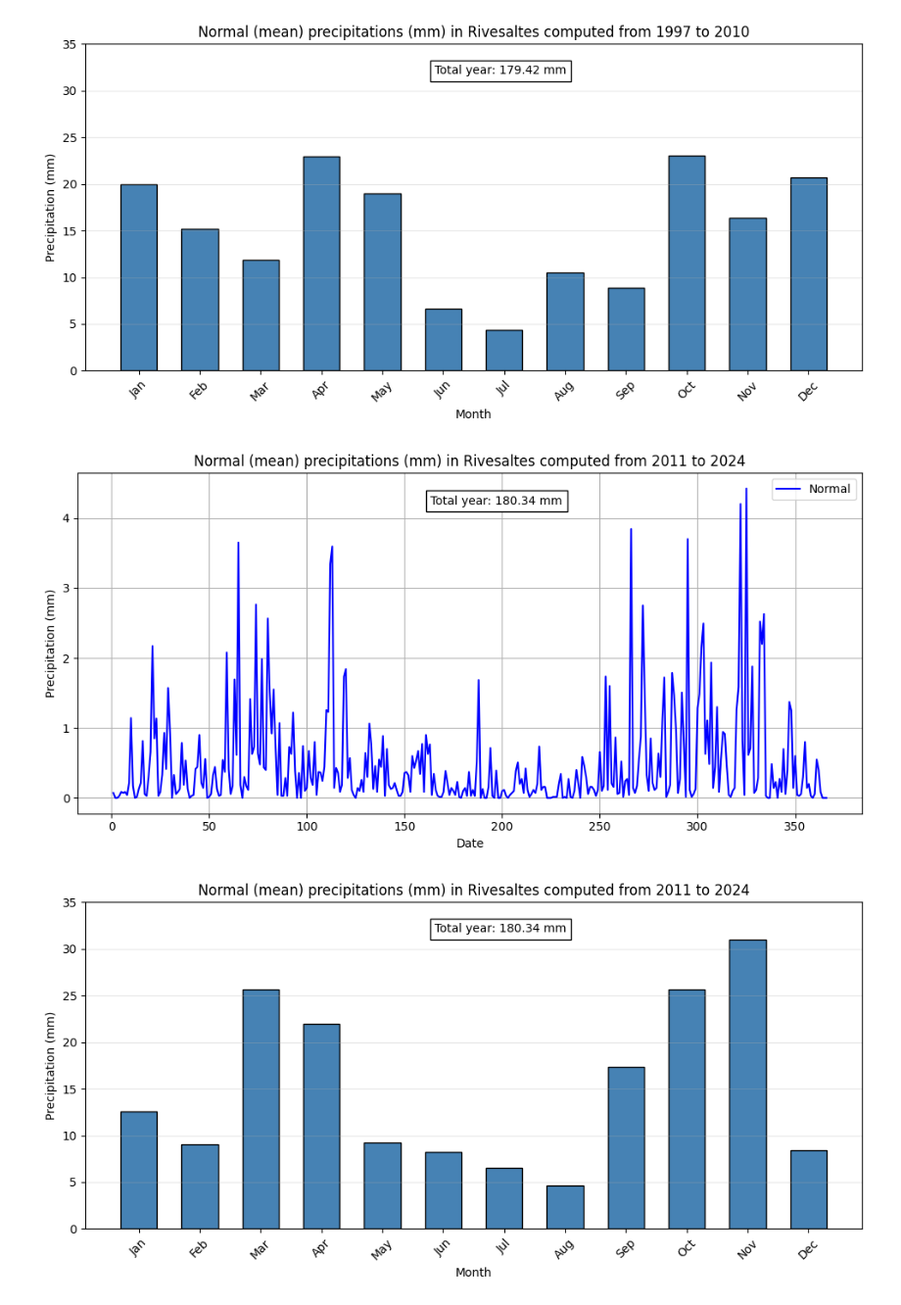
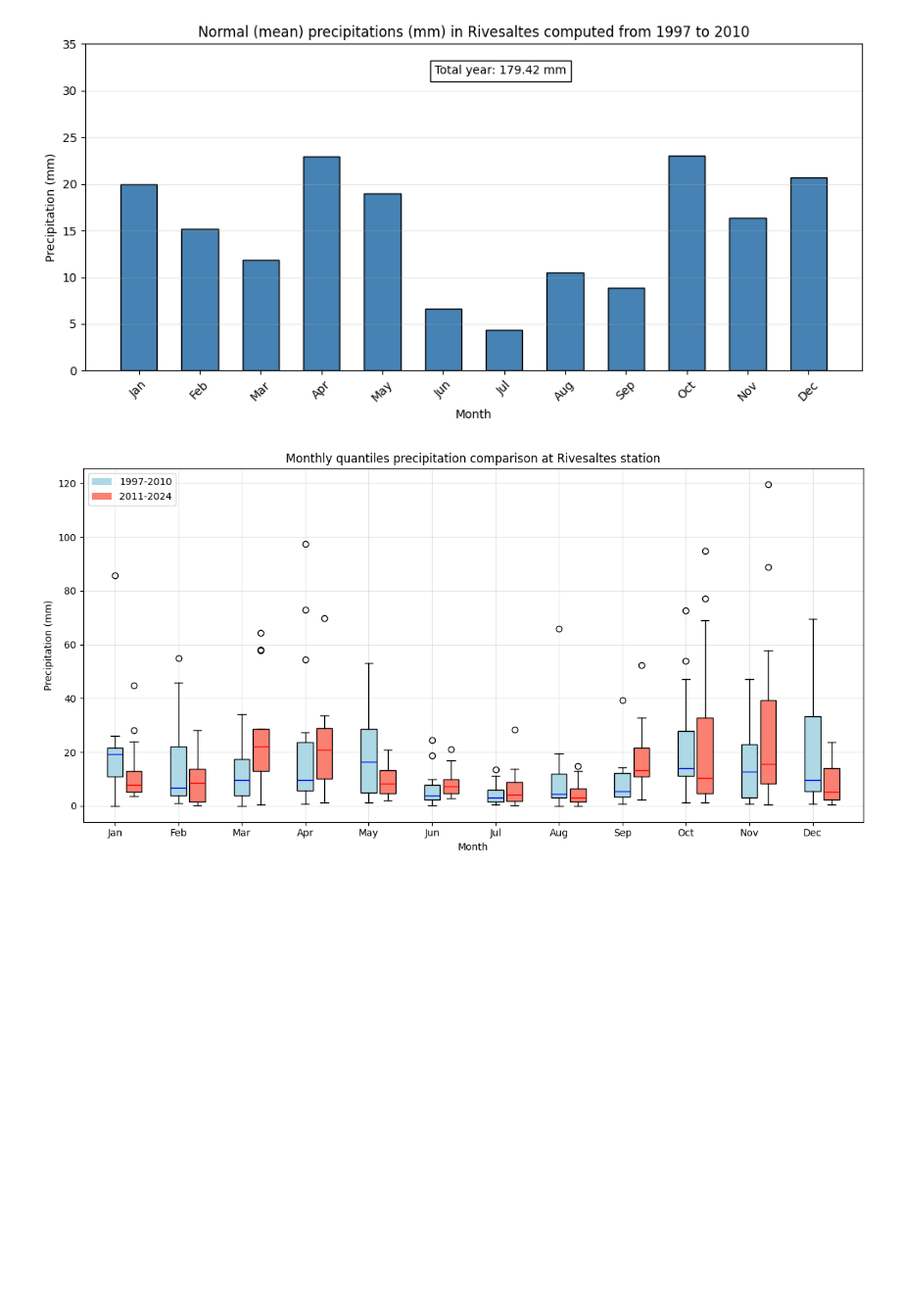
Before and after one commit to leopaulbaleneenm-source/Climate_Change_PO, a Jupyter notebook: notebooks/precip/rr1_viz.ipynb, the cells around one changed output. Shown at 98% size. Saved outputs shown, nothing was run; the diff lists cells and outputs as text; code cells hidden in the pictures; blank space fills up the shorter version.

```diff
--- a/notebooks/precip/rr1_viz.ipynb
+++ b/notebooks/precip/rr1_viz.ipynb
@@ -131,22 +117,15 @@ sr_clim_frst_m = precip_climato(
 # %% [output]
 [figure]
 [figure]
-# %%
-sr_clim_snd_d = precip_climato(
-    sr,
-    "2011-01-01 00:00:00",
-    "2024-12-31 23:00:00",
-    "D",
-    "mean"
-)
-
-sr_clim_snd_m = precip_climato(
-    sr,
-    "2011-01-01 00:00:00",
-    "2024-12-31 23:00:00",
-    "M",
-    "mean"
-)
-# %% [output]
-[figure, removed]
-[figure, removed]
+# %%
+sr_first = sr_stdy_m.loc["1997-01-31":"2010-12-31"]
+sr_sec = sr_stdy_m.loc["2011-01-31":"2024-12-31"]
+
+monthly_rr_box(
+    sr_first,
+    "1997-2010",
+    sr_sec,
+    "2011-2024"
+)
+# %% [output]
+[figure, added]
```
Also changed, not shown: parts of 9 cells of this notebook, 2 other files.
